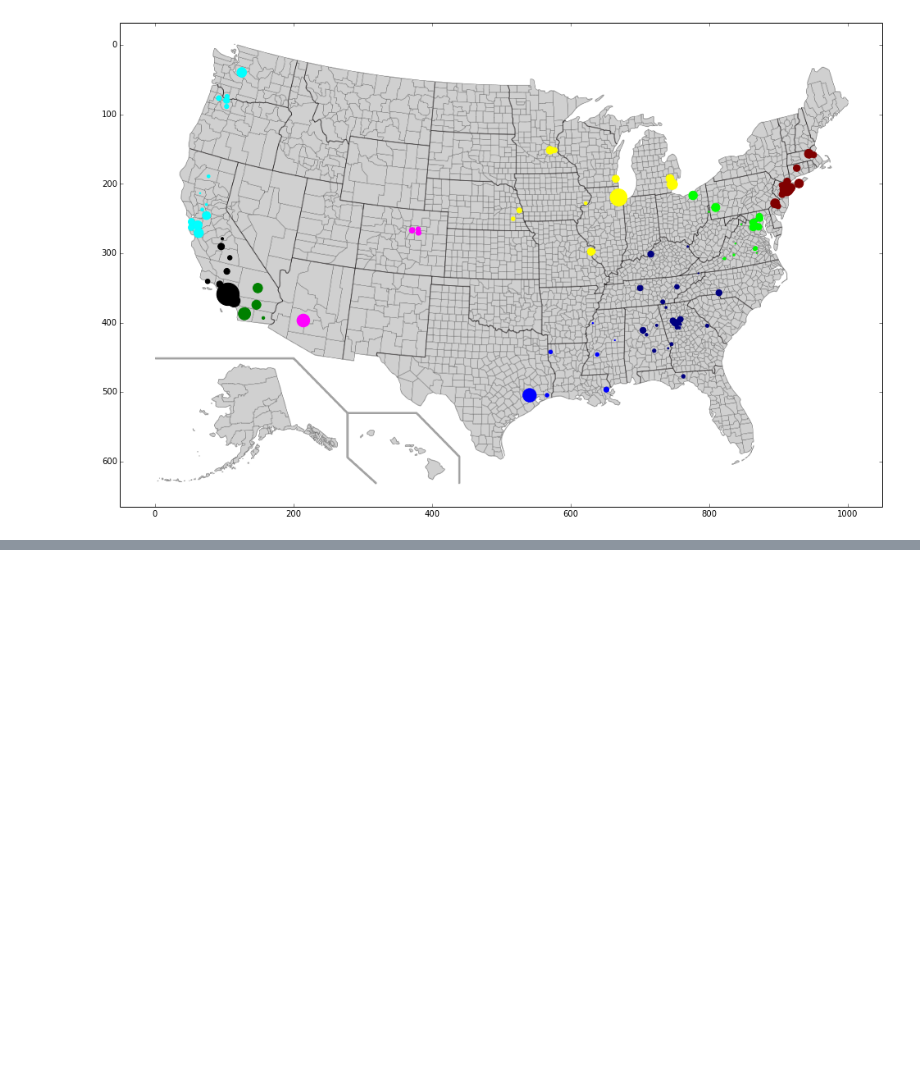
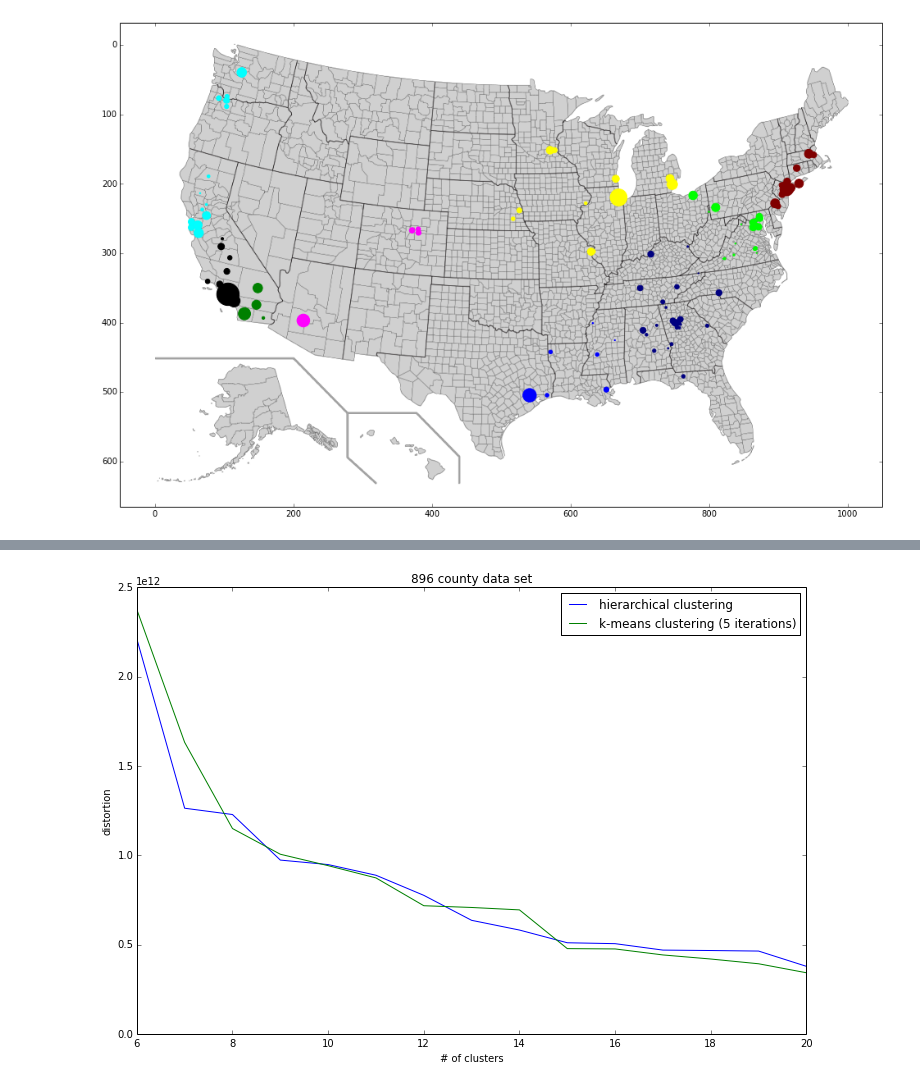
Before and after one commit to kmerenkov/algorithmic-thinking, a Jupyter notebook: homework 3 project correct.ipynb, the cells around one changed output, grey strips where cells are left out. Saved outputs shown, nothing was run; the diff lists cells and outputs as text; code cells hidden in the pictures; blank space fills up the shorter version.

```diff
--- a/homework 3 project correct.ipynb
+++ b/homework 3 project correct.ipynb
@@ -293,6 +293,24 @@ def hierarchical_clustering(cluster_list, num_clusters):
     return clusters
 
 
+def hierarhical_clustering_distortion(cluster_list, num_clusters):
+    """
+    Compute a hierarchical clustering of a set of clusters
+    Note: the function mutates cluster_list
+
+    Input: List of clusters, number of clusters
+    Output: List of clusters whose length is num_clusters
+    """
+    clusters = [cluster.copy() for cluster in cluster_list]
+    while len(clusters) > num_clusters:
+        _distance, idx1, idx2 = fast_closest_pair(clusters)
+        cluster_1 = clusters[idx1]
+        cluster_2 = clusters[idx2]
+        cluster_1.merge_clusters(cluster_2)
+        clusters.pop(idx2)
+    return clusters
+
+
 def kmeans_clustering(cluster_list, num_clusters, num_iterations):
     """
     Compute the k-means clustering of a set of clusters
@@ -315,7 +333,7 @@ def kmeans_clustering(cluster_list, num_clusters, num_iterations):
 DATA_3108 = 'unifiedCancerData_3108.csv'
 DATA_111 = 'unifiedCancerData_111.csv'
 DATA_290 = 'unifiedCancerData_290.csv'
-DATA_896 = 'unifiedCancerData_3108.csv'
+DATA_896 = 'unifiedCancerData_896.csv'
 
 
 import random
@@ -521,0 +542,77 @@ kmeans distortion 2.71254226924e+11
+# %%
+# question 10
+#dt_111 = load_data_table(DATA_111)
+#clusters_111 = clusterize_data_table(dt_111)
+#dt_290 = load_data_table(DATA_290)
+#clusters_290 = clusterize_data_table(dt_290)
+dt_896 = load_data_table(DATA_896)
+clusters_896 = clusterize_data_table(dt_896)
+
+xs = range(6, 21)
+
+if False:
+    hc_ys = []
+    kc_ys = []
+    for n in range(6, 21):
+        hc = hierarhical_clustering_distortion(clusters_111, n)
+        kc = kmeans_clustering(clusters_111, n, 5)
+        print len(dt_111), len(clusters_111), len(kc)
+        hc_dist = distortion(dt_111, hc)
+        kc_dist = distortion(dt_111, kc)
+        print "111 hc", n, hc_dist
+        print "111 kc", n, kc_dist
+        hc_ys.append(hc_dist)
+        kc_ys.append(kc_dist)
+
+
+    plt.title('111 county data set')
+    plt.xlabel('# of clusters')
+    plt.ylabel('distortion')
+    plt.plot(xs, hc_ys, label='hierarchical clustering')
+    plt.plot(xs, kc_ys, label='k-means clustering (5 iterations)')
+    plt.legend()
+    plt.show()
+
+    hc_ys = []
+    kc_ys = []
+    for n in range(6, 21):
+        hc = hierarhical_clustering_distortion(clusters_290, n)
+        kc = kmeans_clustering(C(clusters_290), n, 5)
+        hc_dist = distortion(dt_290, hc)
+        kc_dist = distortion(dt_290, kc)
+        print "290 hc", n, hc_dist
+        print "290 kc", n, kc_dist
+        hc_ys.append(hc_dist)
+        kc_ys.append(kc_dist)
+
+
+    plt.title('290 county data set')
+    plt.xlabel('# of clusters')
+    plt.ylabel('distortion')
+    plt.plot(xs, hc_ys, label='hierarchical clustering')
+    plt.plot(xs, kc_ys, label='k-means clustering (5 iterations)')
+    plt.legend()
+    plt.show()
+
+
+hc_ys = []
+kc_ys = []
+for n in xs:
+    hc = hierarhical_clustering_distortion(clusters_896, n)
+    kc = kmeans_clustering(clusters_896, n, 5)
+    hc_dist = distortion(dt_896, hc)
+    kc_dist = distortion(dt_896, kc)
+    print "896 hc", n, hc_dist
+    print "896 kc", n, kc_dist
+    hc_ys.append(hc_dist)
+    kc_ys.append(kc_dist)
+
+
+plt.title('896 county data set')
+plt.xlabel('# of clusters')
+plt.ylabel('distortion')
+plt.plot(xs, hc_ys, label='hierarchical clustering')
+plt.plot(xs, kc_ys, label='k-means clustering (5 iterations)')
+plt.legend()
+plt.show()
+# %% [output]
@@ -521,0 +636 @@ kmeans distortion 2.71254226924e+11
+[figure, added]
```
Also changed, not shown: parts of 4 cells of this notebook, 3 other files.
